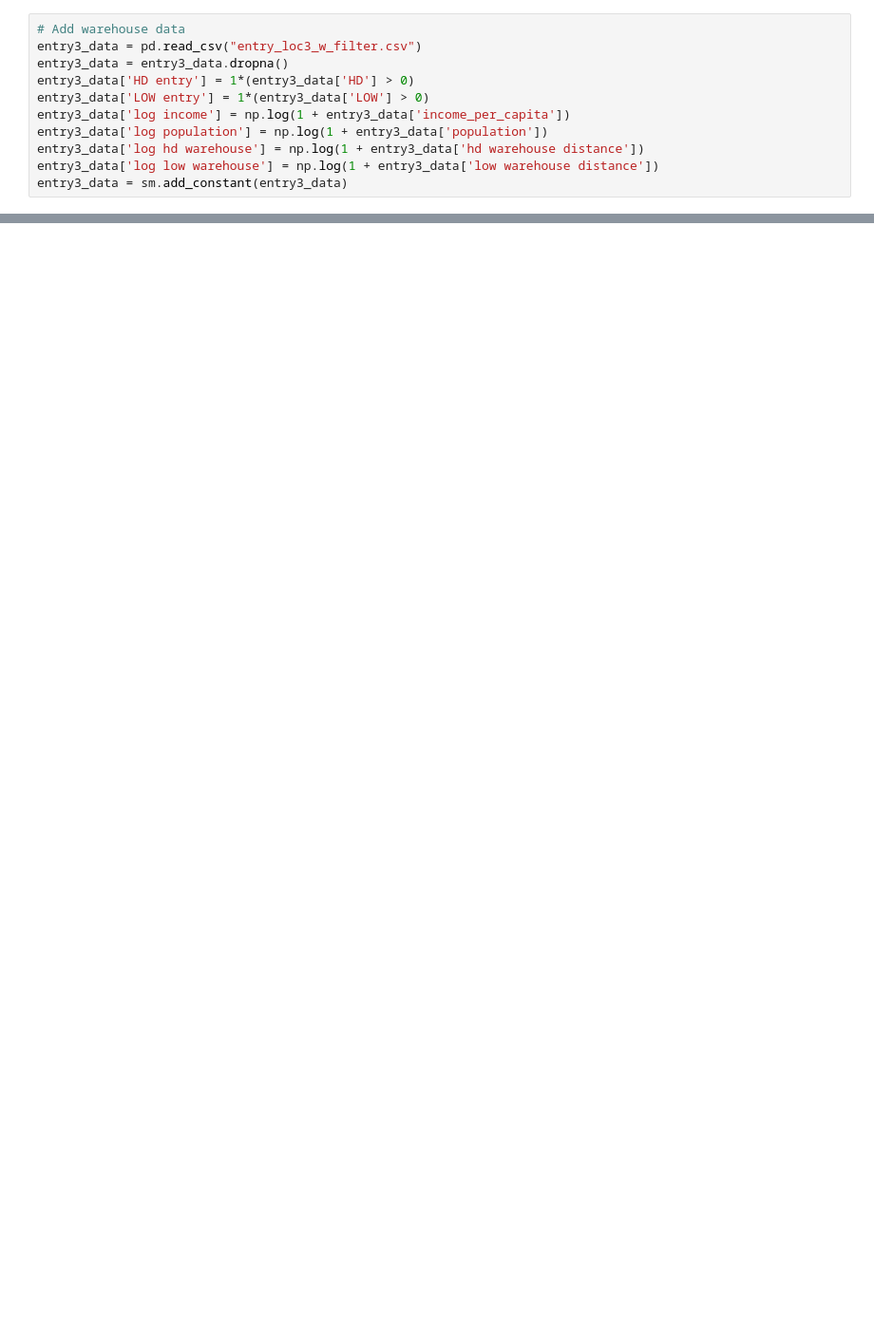
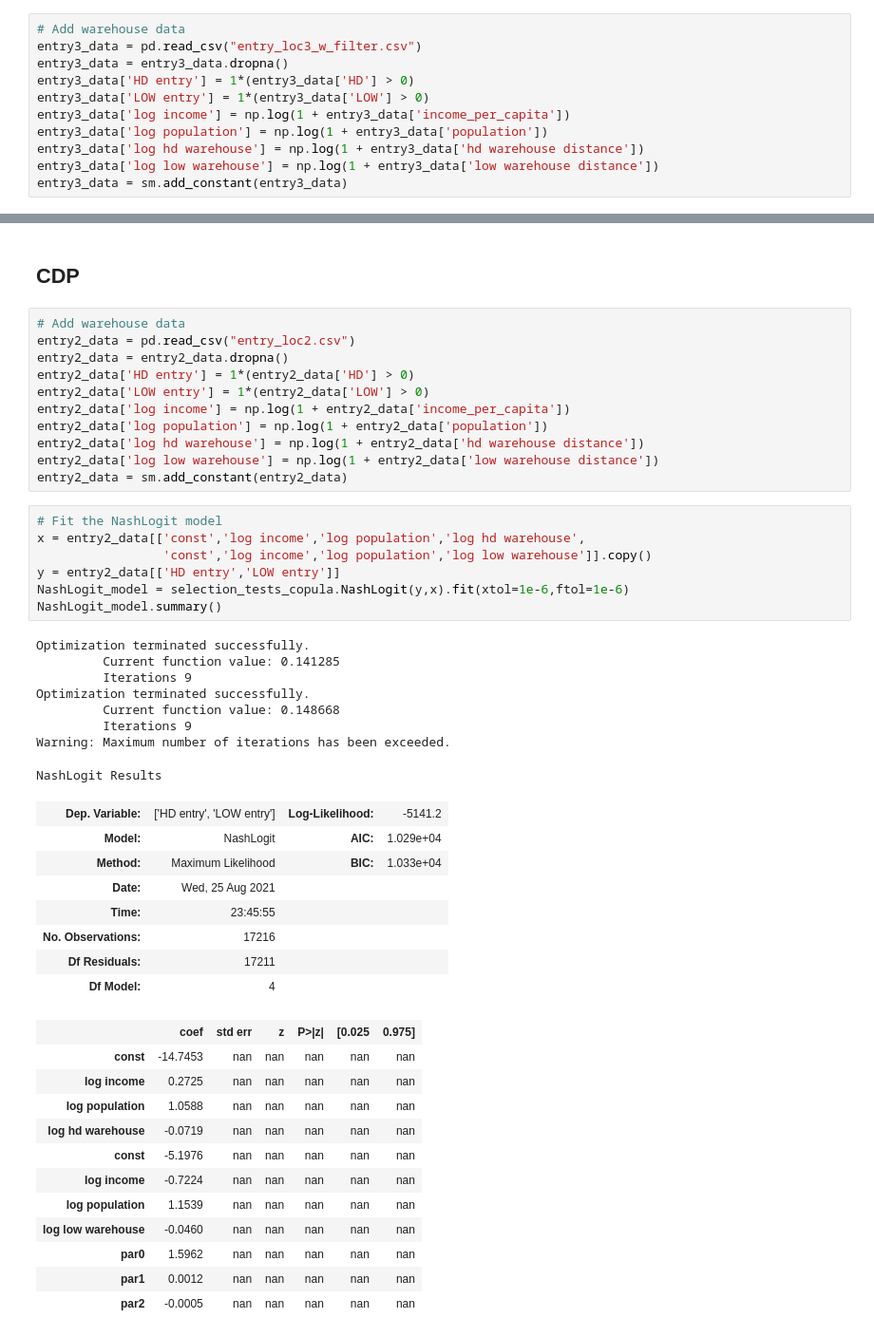
Before and after one commit to ericschulman/entry_games, a Jupyter notebook: estimation/model_fit_copula.ipynb, the cells around one changed output, grey strips where cells are left out. Shown: that part at 95% size. Drawn from its saved outputs; the diff is of its cells as text; blank space fills up the shorter version.

Commit message:
added CDP results

```diff
--- a/estimation/model_fit_copula.ipynb
+++ b/estimation/model_fit_copula.ipynb
@@ -159,0 +167,49 @@ Optimization terminated successfully.
+# %% [markdown]
+## CDP
+# %%
+# Add warehouse data
+entry2_data = pd.read_csv("entry_loc2.csv")
+entry2_data = entry2_data.dropna()
+entry2_data['HD entry'] = 1*(entry2_data['HD'] > 0)
+entry2_data['LOW entry'] = 1*(entry2_data['LOW'] > 0)
+entry2_data['log income'] = np.log(1 + entry2_data['income_per_capita'])
+entry2_data['log population'] = np.log(1 + entry2_data['population'])
+entry2_data['log hd warehouse'] = np.log(1 + entry2_data['hd warehouse distance'])
+entry2_data['log low warehouse'] = np.log(1 + entry2_data['low warehouse distance'])
+entry2_data = sm.add_constant(entry2_data)
+# %%
+# Fit the NashLogit model
+x = entry2_data[['const','log income','log population','log hd warehouse',
+                 'const','log income','log population','log low warehouse']].copy()
+y = entry2_data[['HD entry','LOW entry']]
+NashLogit_model = selection_tests_copula.NashLogit(y,x).fit(xtol=1e-6,ftol=1e-6)
+NashLogit_model.summary()
+# %% [output]
+Optimization terminated successfully.
+         Current function value: 0.141285
+         Iterations 9
+Optimization terminated successfully.
+         Current function value: 0.148668
+         Iterations 9
+Warning: Maximum number of iterations has been exceeded.
+NashLogit Results
+| Dep. Variable: | ['HD entry', 'LOW entry'] | Log-Likelihood: | -5141.2 |
+| Model: | NashLogit | AIC: | 1.029e+04 |
+| Method: | Maximum Likelihood | BIC: | 1.033e+04 |
+| Date: | Wed, 25 Aug 2021 |  |  |
+| Time: | 23:45:55 |  |  |
+| No. Observations: | 17216 |  |  |
+| Df Residuals: | 17211 |  |  |
+| Df Model: | 4 |  |  |
+|  | coef | std err | z | P>|z| | [0.025 | 0.975] |
+| const | -14.7453 | nan | nan | nan | nan | nan |
+| log income | 0.2725 | nan | nan | nan | nan | nan |
+| log population | 1.0588 | nan | nan | nan | nan | nan |
+| log hd warehouse | -0.0719 | nan | nan | nan | nan | nan |
+| const | -5.1976 | nan | nan | nan | nan | nan |
+| log income | -0.7224 | nan | nan | nan | nan | nan |
+| log population | 1.1539 | nan | nan | nan | nan | nan |
+| log low warehouse | -0.0460 | nan | nan | nan | nan | nan |
+| par0 | 1.5962 | nan | nan | nan | nan | nan |
+| par1 | 0.0012 | nan | nan | nan | nan | nan |
+| par2 | -0.0005 | nan | nan | nan | nan | nan |
```
Also changed, not shown: parts of 10 cells of this notebook, 1 other file.
